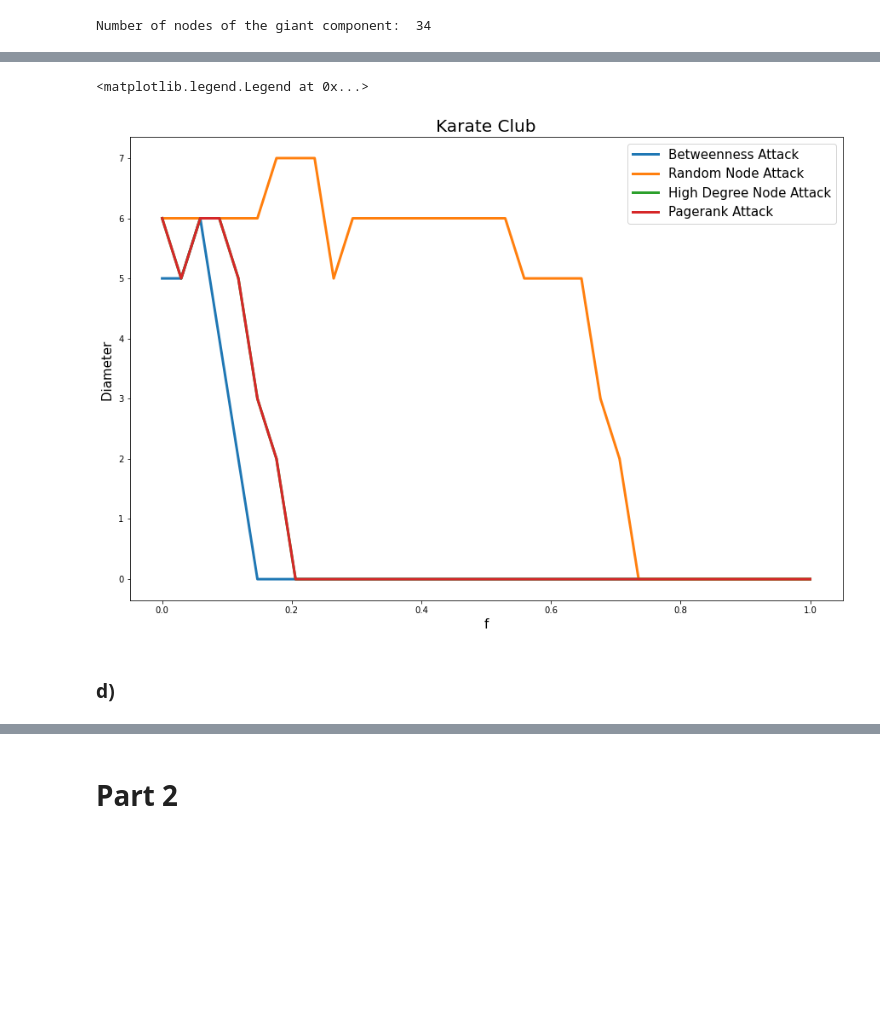
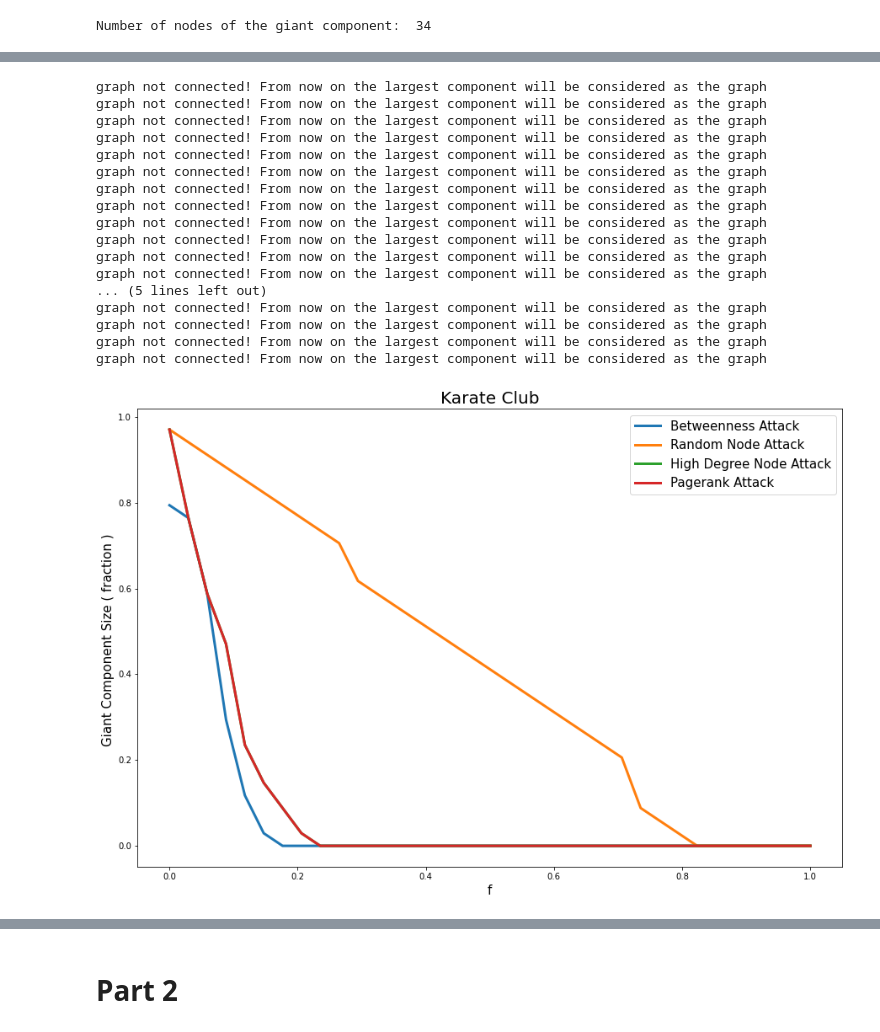
Before and after one commit to LazyRacc00n/NetworkAnalysis_2Assignment, a Jupyter notebook: Code.ipynb, the cells around one changed output, grey strips where cells are left out. Cells and saved outputs as stored; diff of their text form; code cells hidden in the pictures; blank space fills up the shorter version.

Commit message:
plot attack function

```diff
--- a/Code.ipynb
+++ b/Code.ipynb
@@ -212,18 +195,21 @@ plt.legend(fontsize=15)
-# %%
-
-plt.figure( figsize=(15,10))
-
-plt.plot(f_list, diameter_list_betweenness, label="Betweenness Attack", lw=3)
-plt.plot(f_list, diameter_list_random, label="Random Node Attack", lw=3)
-plt.plot(f_list, diameter_list_deg, label="High Degree Node Attack", lw=3)
-plt.plot(f_list, diameter_list_pagerank, label="Pagerank Attack", lw=3)
-
-plt.xlabel("f", fontsize=15)
-plt.ylabel("Diameter ", fontsize=15)
-plt.title("Karate Club", fontsize=20)
-plt.legend(fontsize=15)
-# %% [output]
-<matplotlib.legend.Legend at 0x...>
-[figure, removed]
-# %% [markdown]
-### d)
+# %%
+plot_attack(G, "Karate_Club")
+# %% [output]
+graph not connected! From now on the largest component will be considered as the graph
+graph not connected! From now on the largest component will be considered as the graph
+graph not connected! From now on the largest component will be considered as the graph
+graph not connected! From now on the largest component will be considered as the graph
+graph not connected! From now on the largest component will be considered as the graph
+graph not connected! From now on the largest component will be considered as the graph
+graph not connected! From now on the largest component will be considered as the graph
+graph not connected! From now on the largest component will be considered as the graph
+graph not connected! From now on the largest component will be considered as the graph
+graph not connected! From now on the largest component will be considered as the graph
+graph not connected! From now on the largest component will be considered as the graph
+graph not connected! From now on the largest component will be considered as the graph
+... (5 lines left out)
+graph not connected! From now on the largest component will be considered as the graph
+graph not connected! From now on the largest component will be considered as the graph
+graph not connected! From now on the largest component will be considered as the graph
+graph not connected! From now on the largest component will be considered as the graph
+[figure, added]
```
Also changed, not shown: parts of 13 cells of this notebook, 2 other files.
